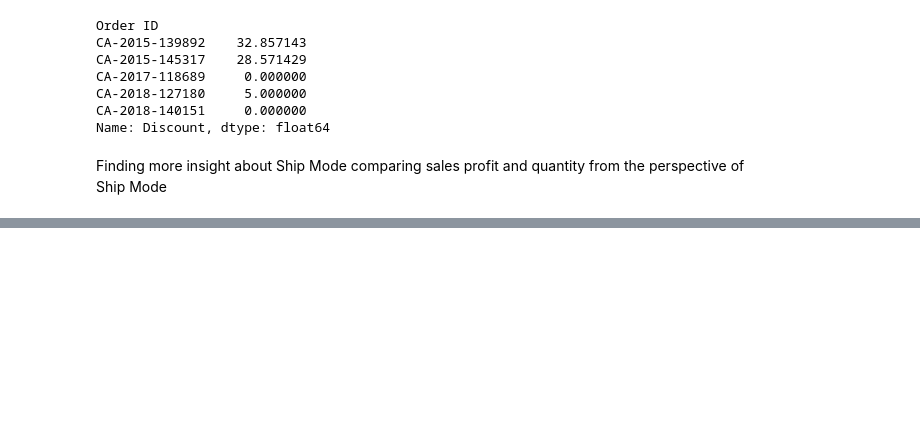
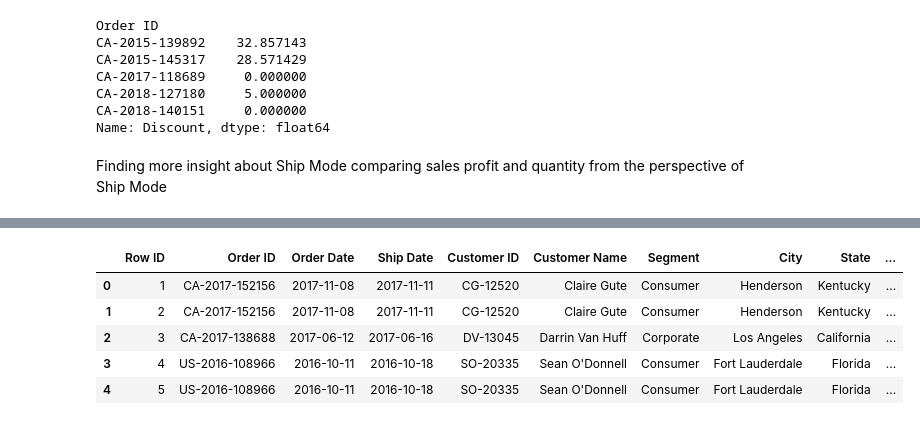
Before and after one commit to albertodavincishekhawat/DSpython, a Jupyter notebook: 2. Pandas.ipynb, the cells around one changed output, grey strips where cells are left out. Cells and saved outputs as stored; diff of their text form; code cells hidden in the pictures; blank space fills up the shorter version.

```diff
--- a/2. Pandas.ipynb
+++ b/2. Pandas.ipynb
@@ -1327,0 +1330,9 @@ np.round(df.groupby("Ship Mode")[["Sales",'Profit','Quantity']].sum())
+# %%
+df.drop("Ship Mode", axis=1).head()
+# %% [output]
+|  | Row ID | Order ID | Order Date | Ship Date | Customer ID | Customer Name | Segment | City | State | ... |
+| 0 | 1 | CA-2017-152156 | 2017-11-08 | 2017-11-11 | CG-12520 | Claire Gute | Consumer | Henderson | Kentucky | ... |
+| 1 | 2 | CA-2017-152156 | 2017-11-08 | 2017-11-11 | CG-12520 | Claire Gute | Consumer | Henderson | Kentucky | ... |
+| 2 | 3 | CA-2017-138688 | 2017-06-12 | 2017-06-16 | DV-13045 | Darrin Van Huff | Corporate | Los Angeles | California | ... |
+| 3 | 4 | US-2016-108966 | 2016-10-11 | 2016-10-18 | SO-20335 | Sean O'Donnell | Consumer | Fort Lauderdale | Florida | ... |
+| 4 | 5 | US-2016-108966 | 2016-10-11 | 2016-10-18 | SO-20335 | Sean O'Donnell | Consumer | Fort Lauderdale | Florida | ... |
```
Also changed, not shown: parts of 8 cells of this notebook.
